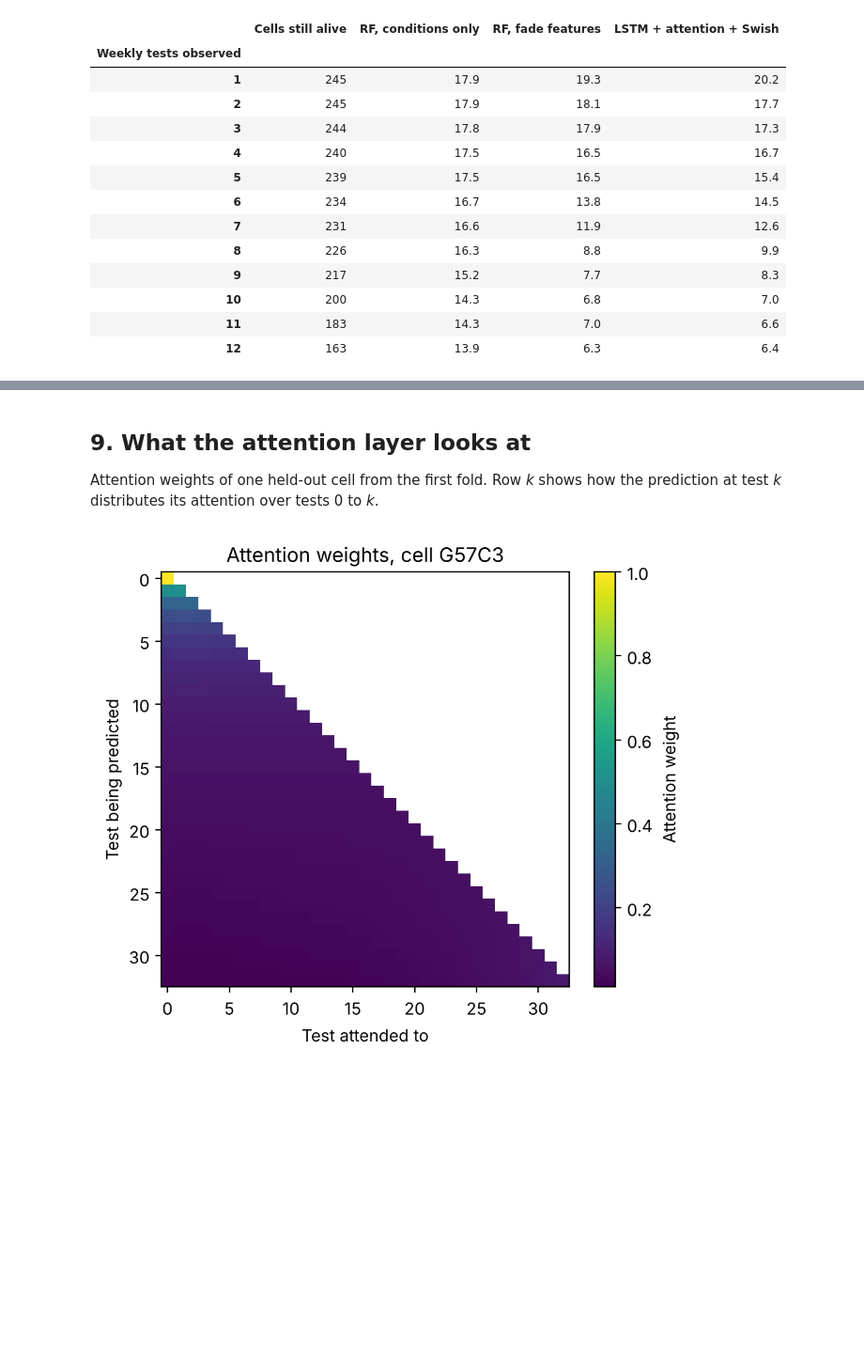
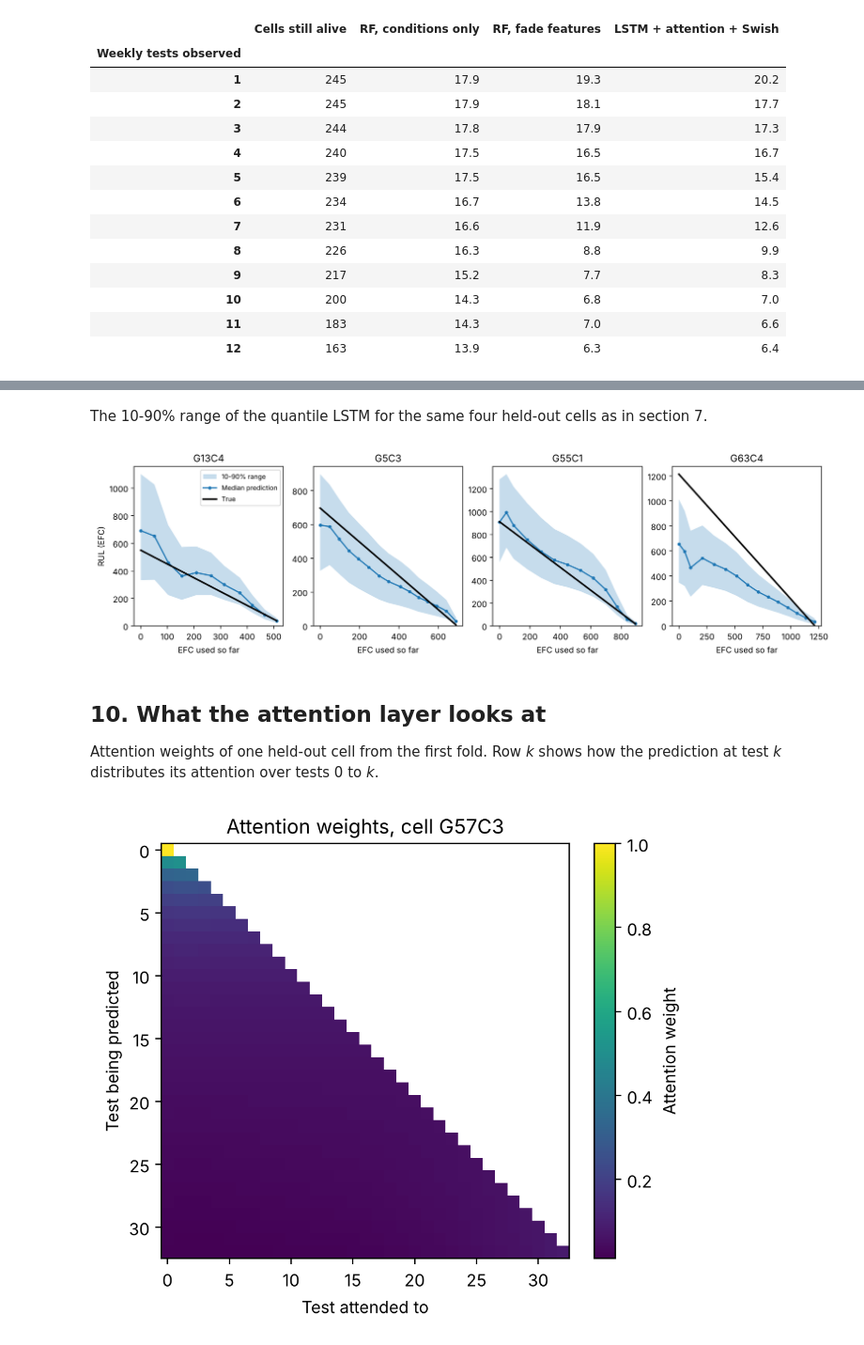
Before and after one commit to junbo9/battery-rul-lstm-attention, a Jupyter notebook: 02_train_models.ipynb, the cells around one changed output, grey strips where cells are left out. Shown at 94% size. Drawn from its saved outputs; the diff is of its cells as text; code cells hidden in the pictures; blank space fills up the shorter version.

```diff
--- a/02_train_models.ipynb
+++ b/02_train_models.ipynb
@@ -408,5 +528,23 @@ Median error stays at or below 10% of total life from 8 tests
+# %% [markdown]
+The 10-90% range of the quantile LSTM for the same four held-out cells as in section 7.
+# %%
+fig, axes = plt.subplots(1, 4, figsize=(15, 3.5))
+for ax, cell in zip(axes, examples):
+    sel = cell_of_step == cell
+    ax.fill_between(used[sel], q_low[sel], q_high[sel], alpha=0.25, label='10-90% range')
+    ax.plot(used[sel], q_mid[sel], '-o', ms=3, label='Median prediction')
+    ax.plot(used[sel], true_rul[sel], 'k-', lw=2, label='True')
+    ax.set_title(cell)
+    ax.set_xlabel('EFC used so far')
+    ax.set_ylim(bottom=0)
+axes[0].set_ylabel('RUL (EFC)')
+axes[0].legend(fontsize=8)
+fig.savefig('figures/prediction_intervals.png', dpi=150, bbox_inches='tight')
+plt.show()
+# %% [output]
+[figure, added]
 # %% [markdown]
-## 9. What the attention layer looks at
+## 10. What the attention layer looks at
 Attention weights of one held-out cell from the first fold. Row *k* shows how the prediction at test *k* distributes its attention over tests 0 to *k*.
 # %%
 info = deep_info['LSTM + attention + Swish']
```
Also changed, not shown: parts of 6 cells of this notebook, 3 other files.
